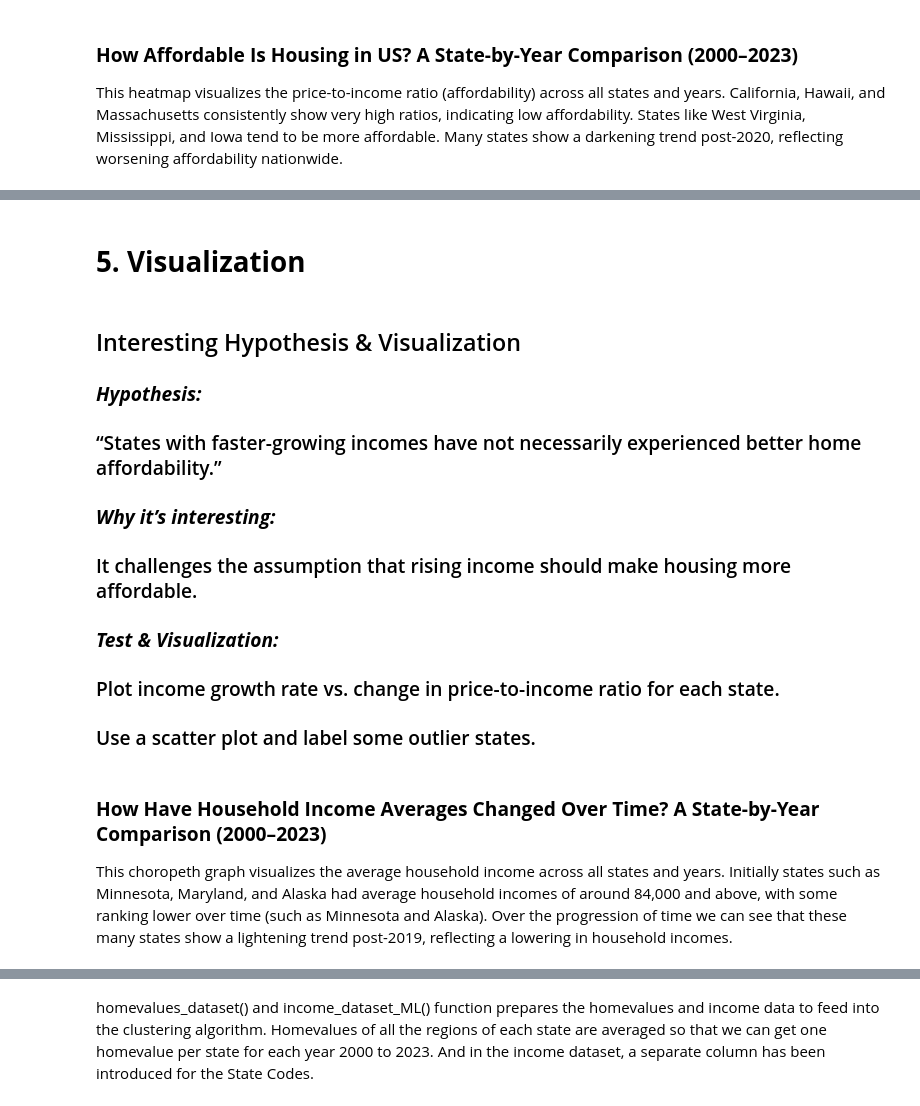
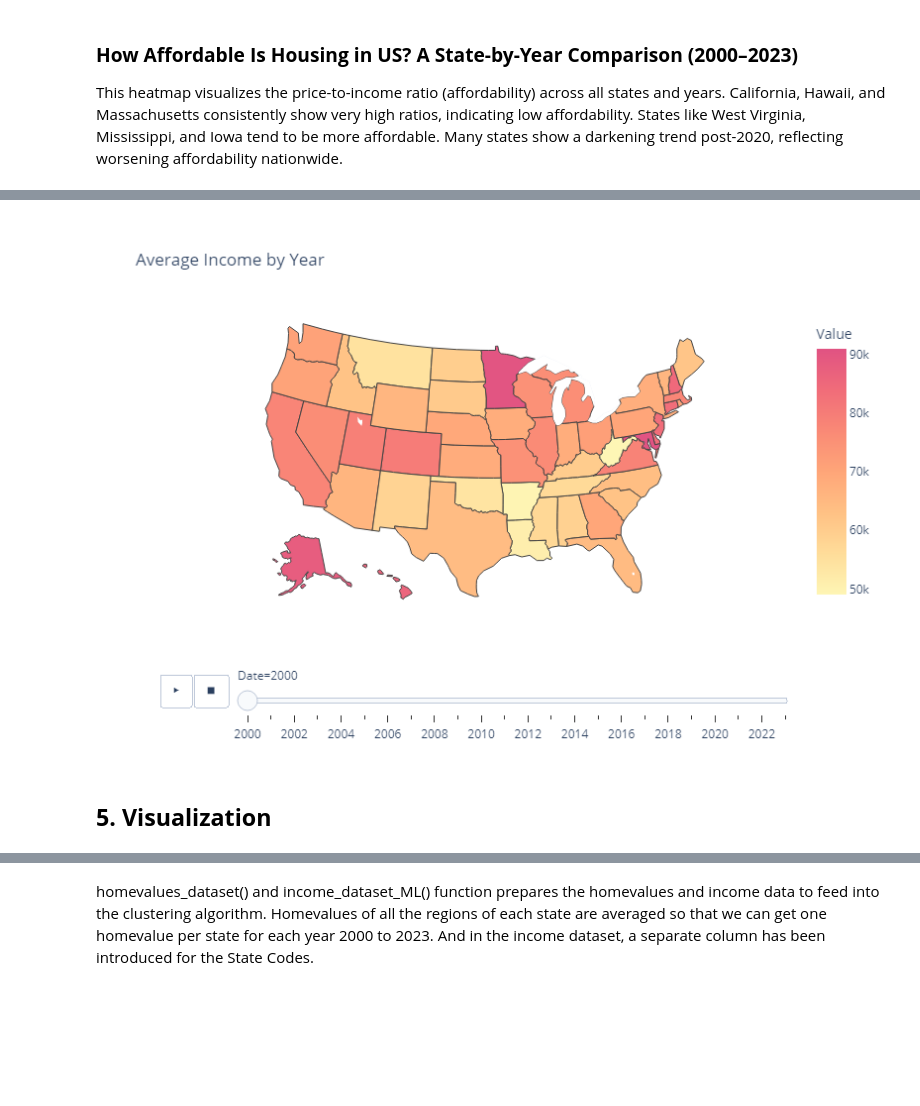
Before and after one commit to uic-cs418/group-project-stat-squad, a Jupyter notebook: ProgressReportFinal(1).ipynb, the cells around one changed output, grey strips where cells are left out. Cells and saved outputs as stored; diff of their text form; code cells hidden in the pictures; blank space fills up the shorter version.

```diff
--- a/ProgressReportFinal(1).ipynb
+++ b/ProgressReportFinal(1).ipynb
@@ -83,17 +76,10 @@ all_functions.showHeatMap(home_values_dataset,income)
+# %%
+"""This functions adds state abbreviations and cleans the datasets by changing the format to long and drops any na values.
+It then creates a chloropath graph that animates the changes in average incomes over the years with states represented on
+their location on the United States map """
+
+all_functions.choropleth_graph(income)
+# %% [output]
+[figure, added]
 # %% [markdown]
-# **5. Visualization**
+## **5. Visualization**
-# %% [markdown]
-## Interesting Hypothesis & Visualization
-### ***Hypothesis:***
-### “States with faster-growing incomes have not necessarily experienced better home affordability.”
-
-### ***Why it’s interesting:***
-### It challenges the assumption that rising income should make housing more affordable.
-
-### ***Test & Visualization:***
-### Plot income growth rate vs. change in price-to-income ratio for each state.
-### Use a scatter plot and label some outlier states.
-# %% [markdown]
-### **How Have Household Income Averages Changed Over Time? A State-by-Year Comparison (2000–2023)**
-
-This choropeth graph visualizes the average household income across all states and years. Initially states such as Minnesota, Maryland, and Alaska had average household incomes of around 84,000 and above, with some ranking lower over time (such as Minnesota and Alaska). Over the progression of time we can see that these many states show a lightening trend post-2019, reflecting a lowering in household incomes.
```
Also changed, not shown: parts of 28 cells of this notebook.
